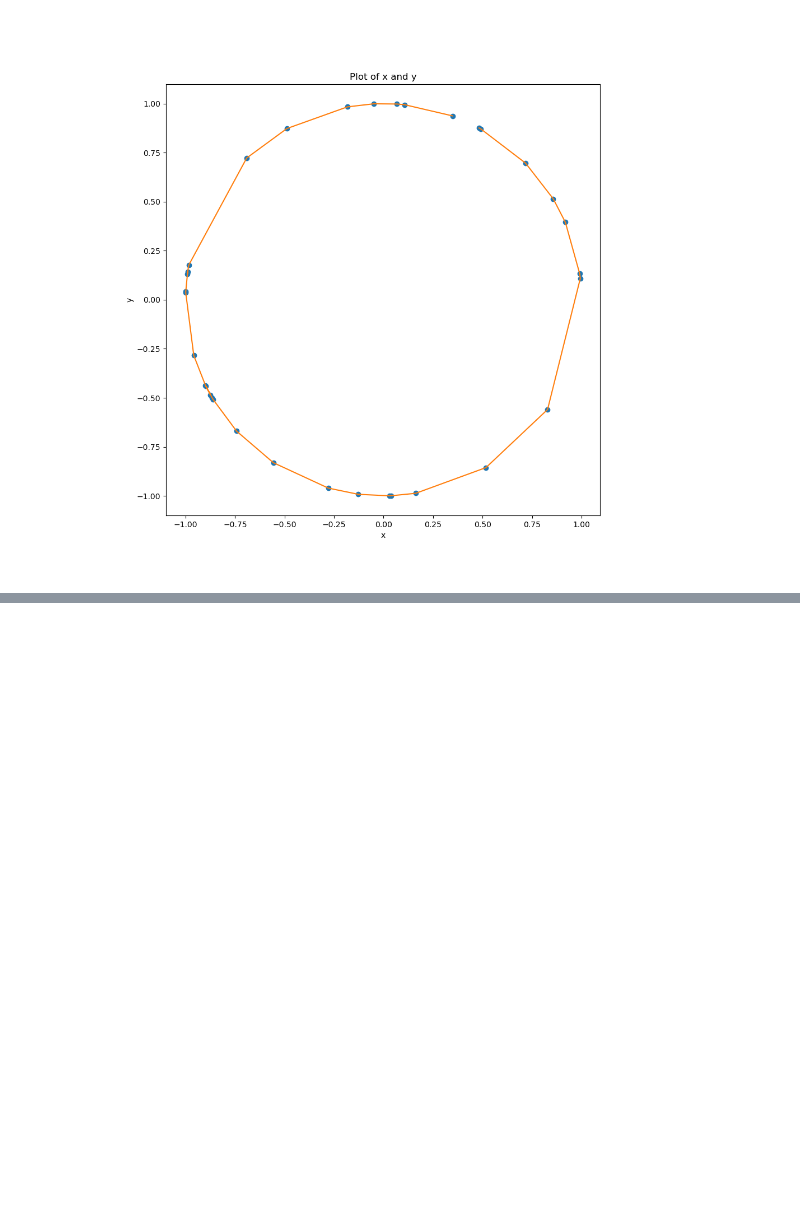
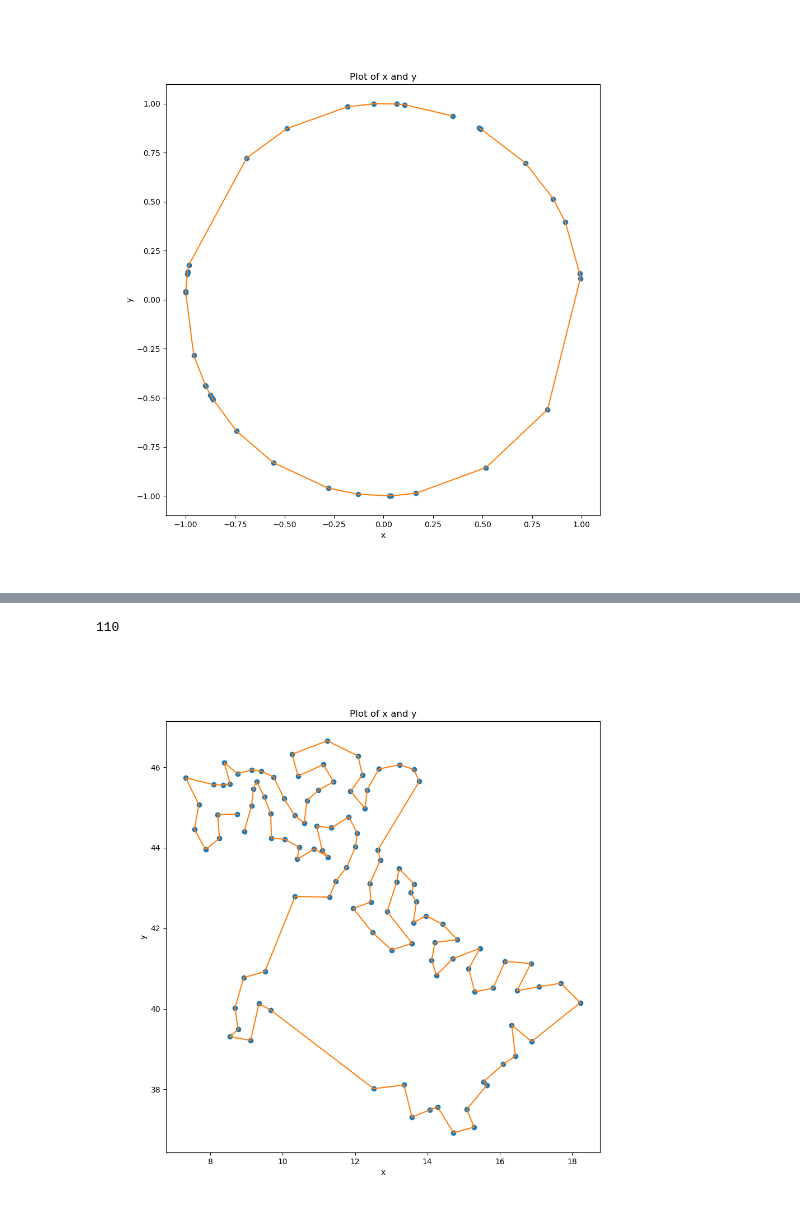
Before and after one commit to stevelonny/labsimnum, a Jupyter notebook: notebooks/exercise_10.ipynb, the cells around one changed output, grey strips where cells are left out. Drawn from its saved outputs; the diff is of its cells as text; code cells hidden in the pictures; blank space fills up the shorter version.

```diff
--- a/notebooks/exercise_10.ipynb
+++ b/notebooks/exercise_10.ipynb
@@ -46,0 +47,19 @@ plt.show()
+# %%
+fig = plt.figure(figsize=(10, 10))
+
+# x, y = np.loadtxt("../data/ex10_atlas_provita.dat", unpack=True, usecols=(1, 2))
+x, y = np.loadtxt("../exercise_10/cap_prov_ita.dat", unpack=True, usecols=(0, 1))
+print(x.size)
+plt.plot(x, y, marker='o', linestyle='None')
+
+plt.xlabel('x')
+plt.ylabel('y')
+plt.title('Plot of x and y')
+
+x1, y1 = np.loadtxt("../data/ex10_champion_provita.dat", unpack=True, usecols=(1, 2))
+
+plt.plot(x1, y1)
+plt.show()
+# %% [output]
+110
+[figure, added]
```
Also changed, not shown: parts of 2 cells of this notebook, 7 other files.
